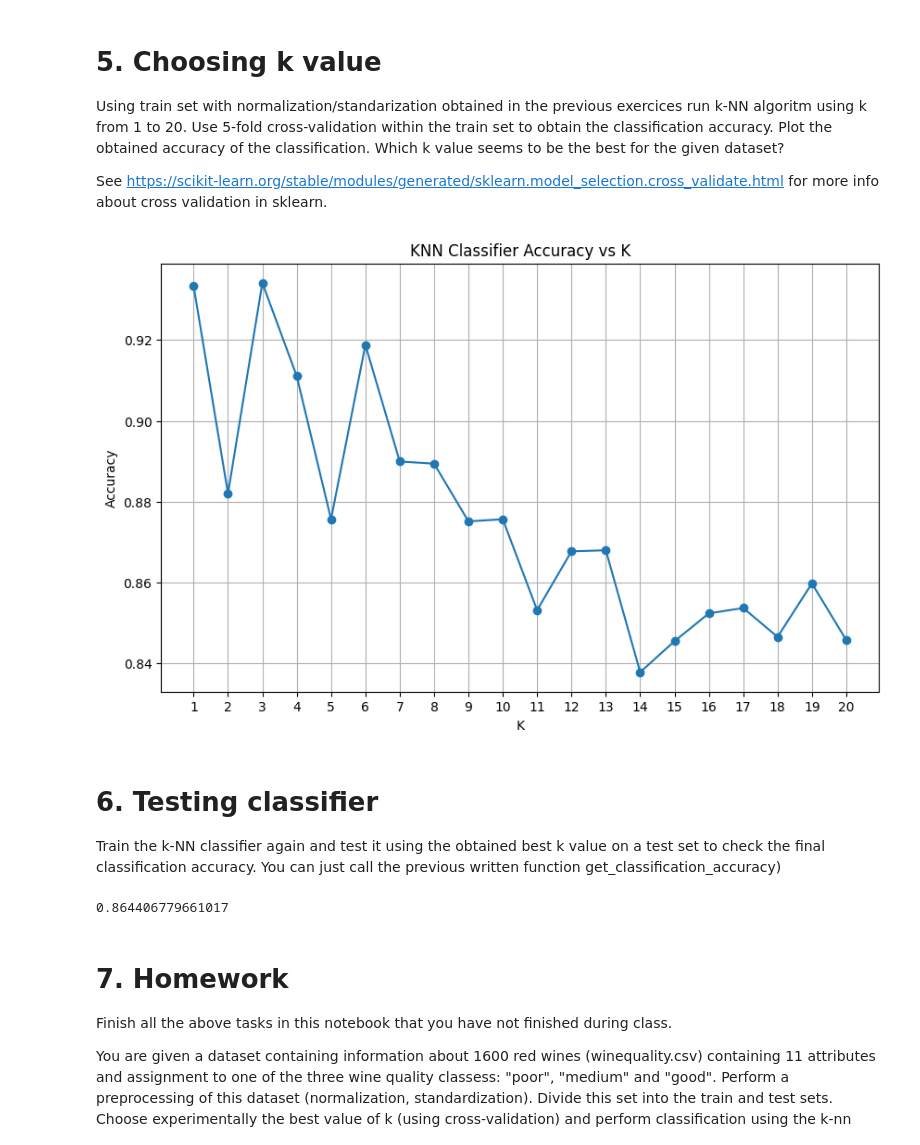
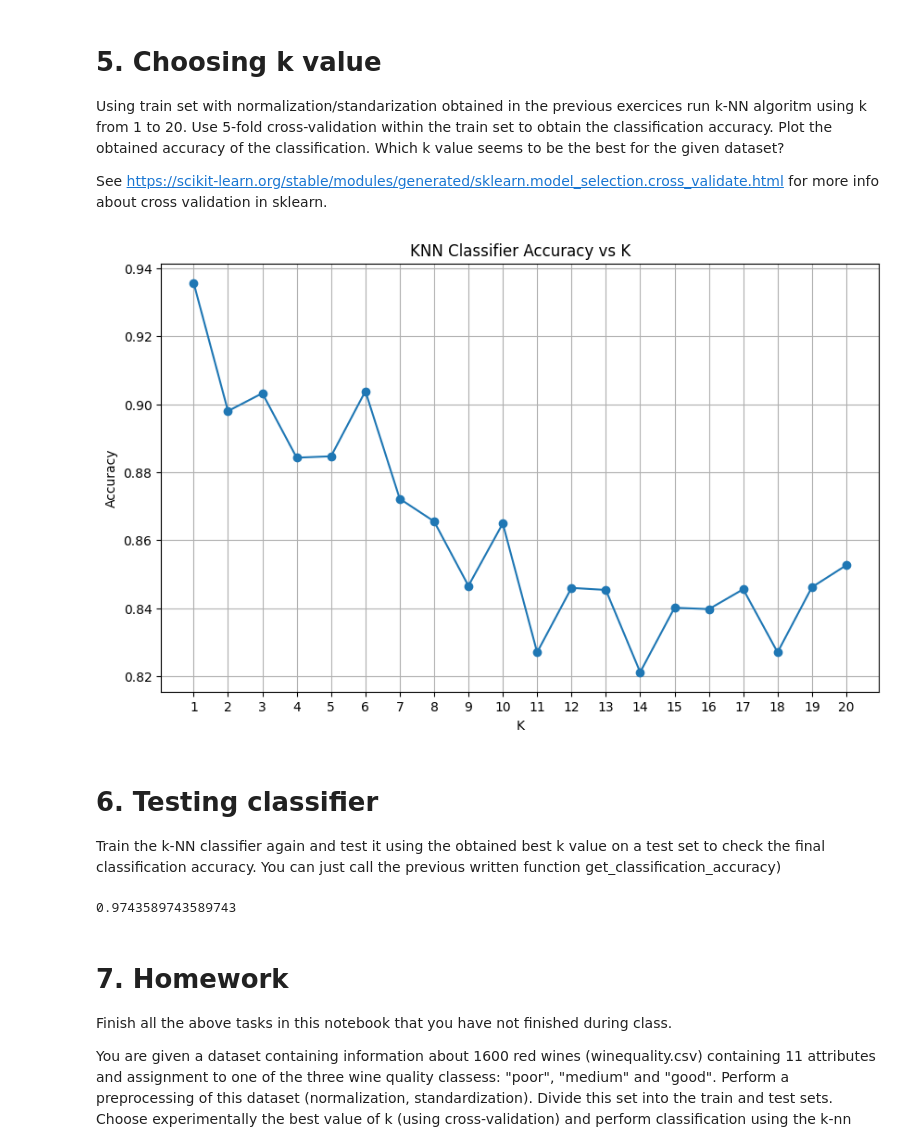
Before and after one commit to jegor377/ML, a Jupyter notebook: Exercices_knn.ipynb, the cells around one changed output. Drawn from its saved outputs; the diff is of its cells as text; code cells hidden in the pictures.

```diff
--- a/Exercices_knn.ipynb
+++ b/Exercices_knn.ipynb
@@ -112,12 +152,10 @@ Use random_state = 5 just to be sure we all have the same rows in train and test
 split_data should return a tuple containing: dataframe with train set attributes, list of labels for train data, dataframe with test set attributes and a list of labels for test data.
 # %%
 def split_data(data_X, data_Y, test_percent):
-    # Split the data into training and test sets
-    X_train, X_test, y_train, y_test = train_test_split(data_X, data_Y, test_size=test_percent)
-
+    X_train, X_test, y_train, y_test = train_test_split(data_X, data_Y, test_size=test_percent, random_state=5)
     return (X_train, y_train, X_test, y_test)
 
-(train_X, train_Y, test_X, test_Y) = split_data(data_X, data_Y, 0.3)
+(train_X, train_Y, test_X, test_Y) = split_data(data_X, data_Y, 0.2)
 print("rows in train set: ", train_X.shape[0])
 print("rows in test set:", test_X.shape[0])
 # %% [output]
@@ -156,16 +285,15 @@ standarize_train_and_test should return 2 dataFrames - with normalized train and
 # %%
 def standarize_train_and_test(train_X, test_X):
-    # Standardize the data
     scaler = preprocessing.StandardScaler()
-    # Fit the scaler on the training data
+    # fit the scaler on the training data
     scaler.fit(train_X)
-    # Transform the training data
+    # transform the training data
     train_X = scaler.transform(train_X)
-    # Transform the test data
+    # transform the test data
     test_X = scaler.transform(test_X)
 
     return train_X, test_X
 
-norm_train_X, norm_test_X = standarize_train_and_test(train_X, test_X)
-get_classification_accuracy(norm_train_X, train_Y, norm_test_X, test_Y)
+stand_train_X, norm_test_X = standarize_train_and_test(train_X, test_X)
+get_classification_accuracy(stand_train_X, train_Y, norm_test_X, test_Y)
 # %% [output]
@@ -178,33 +306,35 @@ See https://scikit-learn.org/stable/modules/generated/sklearn.model_selection.cr
 # %%
 from sklearn.model_selection import cross_validate
 from sklearn.model_selection import KFold
 
+# split the data into 5 folds, to get more accurate results
 kf = KFold(n_splits=5, shuffle=True)
 cross_val_results = []
 for k in range(1, 21):
     knn = KNeighborsClassifier(n_neighbors=k)
-    scores = cross_validate(knn, norm_train_X, train_Y, cv=kf)
+    # validate model on all folds
+    scores = cross_validate(knn, stand_train_X, train_Y, cv=kf)
     cross_val_results.append((k, scores['test_score'].mean()))
 
 
 # Plot the results
 plt.figure(figsize=(10, 6))
 plt.plot([x[0] for x in cross_val_results], [x[1] for x in cross_val_results], marker='o')
 plt.xlabel('K')
 plt.ylabel('Accuracy')
 plt.title('KNN Classifier Accuracy vs K')
 plt.xticks(range(1, 21))
 plt.grid()
 plt.show()
 # %% [output]
-[figure, old version]
+[figure, new version]
 # %% [markdown]
 # 6. Testing classifier
 Train the k-NN classifier again and test it using the obtained best k value on a test set to check the final classification accuracy. You can just call the previous written function get_classification_accuracy)
 # %%
-get_classification_accuracy(norm_train_X, train_Y, norm_test_X, test_Y, 3)
+get_classification_accuracy(stand_train_X, train_Y, norm_test_X, test_Y, 1)
 # %% [output]
-0.864406779661017
+0.9743589743589743
 # %% [markdown]
 # 7. Homework
 Finish all the above tasks in this notebook that you have not finished during class.
```
Also changed, not shown: parts of 31 cells of this notebook, 1 other file.
